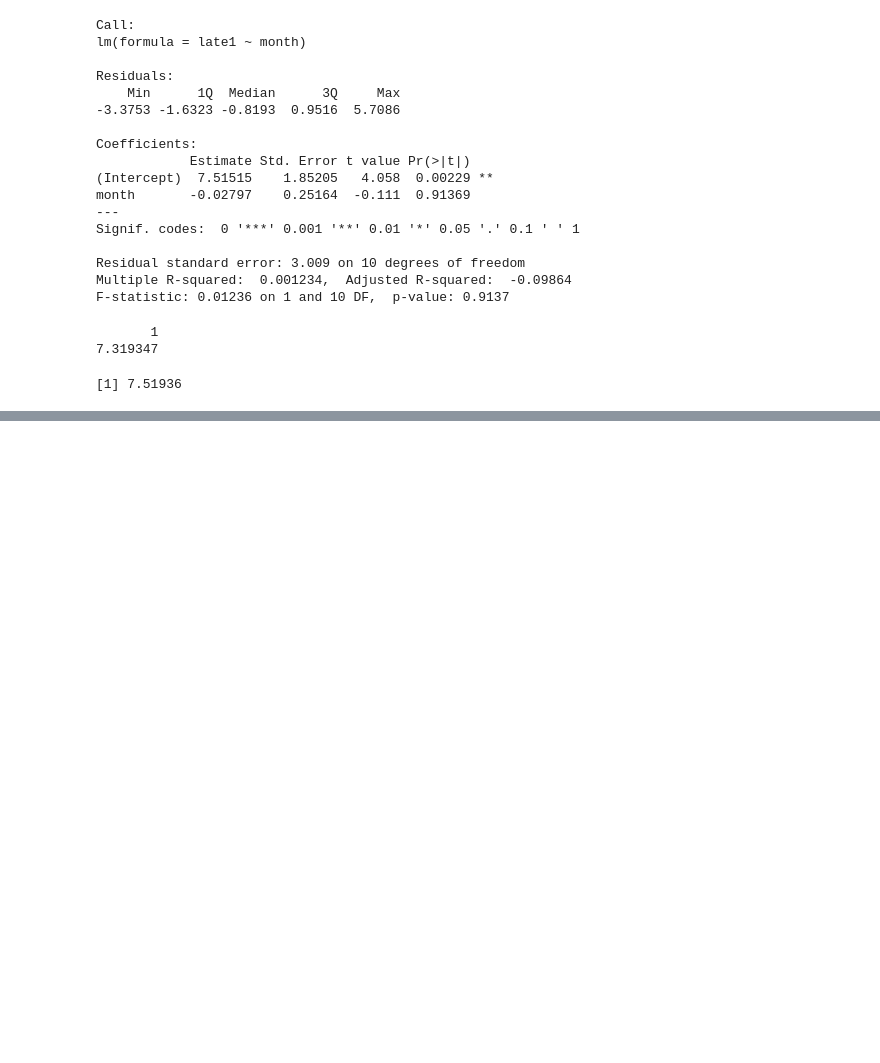
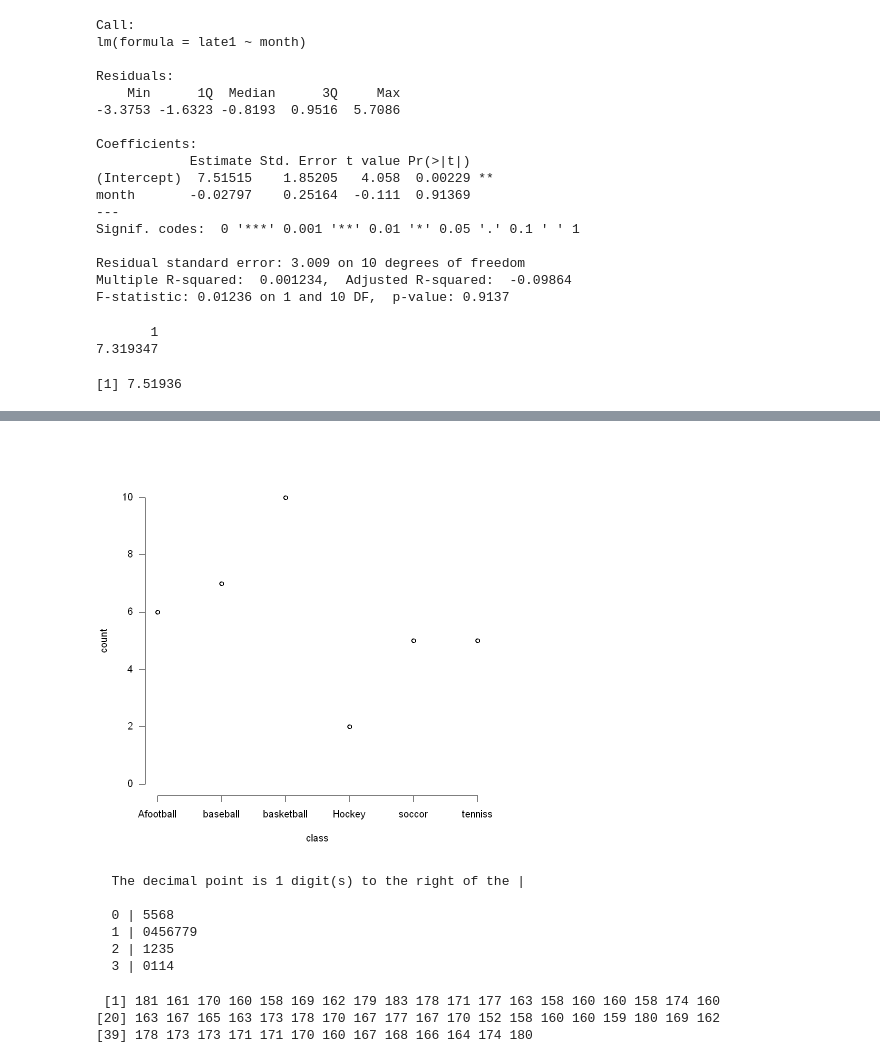
Before and after one commit to layla-focalors/r_learning_mx, a Jupyter notebook: Serika/레피드.ipynb, the cells around one changed output, grey strips where cells are left out. Saved outputs shown, nothing was run; the diff lists cells and outputs as text; code cells hidden in the pictures; blank space fills up the shorter version.

Commit message:
checkpoint app point

```diff
--- a/Serika/레피드.ipynb
+++ b/Serika/레피드.ipynb
@@ -264,0 +330,7 @@ predict(lm.res, newdata = data.frame(month = 7))
+# %%
+plot(table(t(class)), type = 'p',
+    las = 1,
+    xlab = 'class',
+    ylab = 'count')
+# %% [output]
+[figure, added]
@@ -264,0 +339,9 @@ predict(lm.res, newdata = data.frame(month = 7))
+# %%
+stem(time)
+# %% [output]
+  The decimal point is 1 digit(s) to the right of the |
+
+  0 | 5568
+  1 | 0456779
+  2 | 1235
+  3 | 0114
@@ -264,0 +353,6 @@ predict(lm.res, newdata = data.frame(month = 7))
+# %%
+height
+# %% [output]
+ [1] 181 161 170 160 158 169 162 179 183 178 171 177 163 158 160 160 158 174 160
+[20] 163 167 165 163 173 178 170 167 177 167 170 152 158 160 160 159 180 169 162
+[39] 178 173 173 171 171 170 160 167 168 166 164 174 180
```
Also changed, not shown: parts of 50 cells of this notebook.
